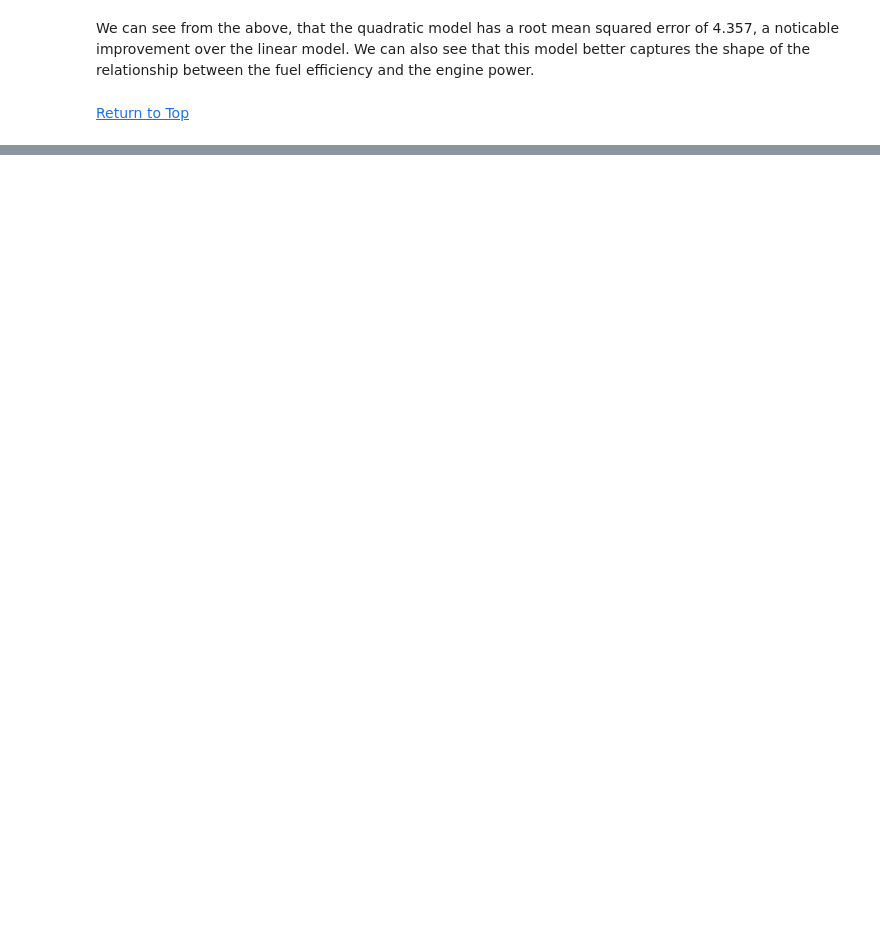
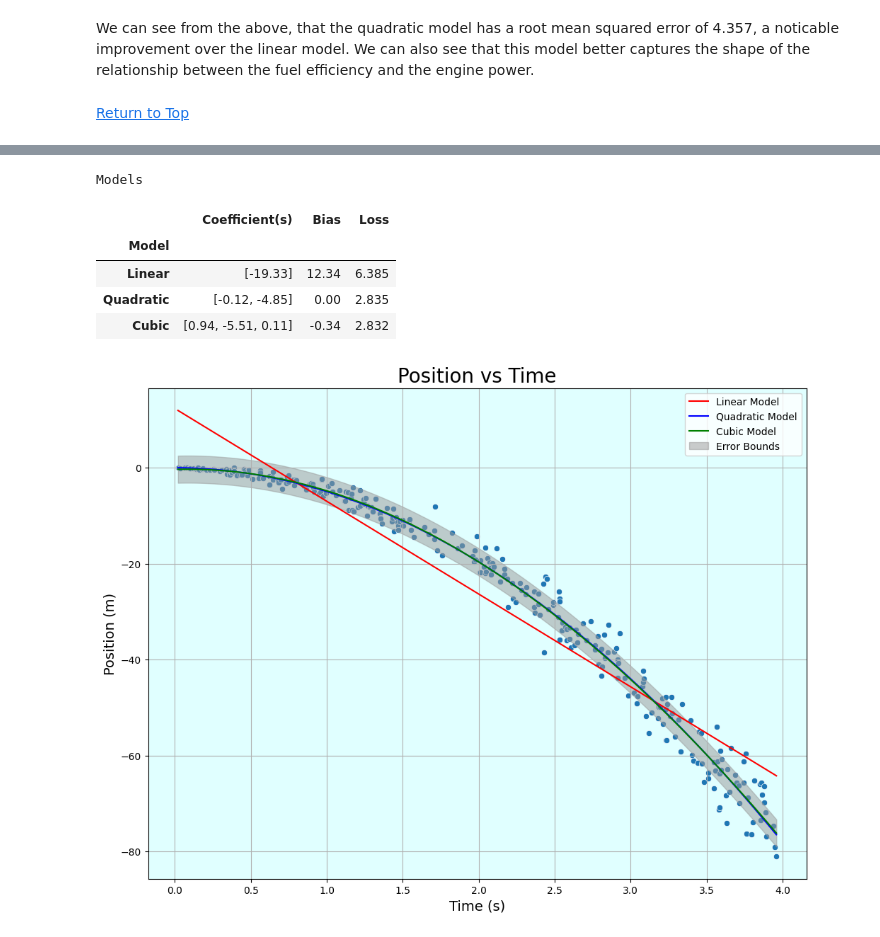
Before and after one commit to dr-bankert-augustana/PHYS_200, a Jupyter notebook: Lessons/Module_2/PHY_200_Lesson_2_3.ipynb, the cells around one changed output, grey strips where cells are left out. Saved outputs shown, nothing was run; the diff lists cells and outputs as text; code cells hidden in the pictures; blank space fills up the shorter version.

```diff
--- a/Lessons/Module_2/PHY_200_Lesson_2_3.ipynb
+++ b/Lessons/Module_2/PHY_200_Lesson_2_3.ipynb
@@ -524,0 +922,80 @@ We can see from the above, that the quadratic model has a root mean squared erro
+# %%
+##=============================================================================================##
+## Set the Model Feature(s) and Target:                                                        ##
+##=============================================================================================##
+
+X = features.copy()
+y = target.copy()
+
+# Add the time squared and time cubed data to the features:
+
+X["Quadratic Time"] = X["Time (s)"] ** 2
+
+X["Cubic"] = X["Time (s)"] ** 3
+
+
+##=============================================================================================##
+## Create the Model and Get the Results and Predictions:                                       ##
+##=============================================================================================##
+
+cubic_results, cubic_predictions = create_model(X, y, "Cubic")
+
+##=============================================================================================##
+## Display The Results:                                                                        ##
+##=============================================================================================##
+
+# Set the model names:
+
+name_list = [linear_results["Name"][0], quadratic_results["Name"][0],
+             cubic_results["Name"][0]]
+
+# Set the coefficient(s) list:
+
+coef_list = [linear_results["Coefs"][0], quadratic_results["Coefs"][0],
+             cubic_results["Coefs"][0]]
+
+# Set the bias list:
+
+bias_list = [linear_results["Bias"][0], quadratic_results["Bias"][0],
+             cubic_results["Bias"][0]]
+
+# Set the loss list:
+
+loss_list = [linear_results["Loss"][0], quadratic_results["Loss"][0],
+             cubic_results["Loss"][0]]
+
+# Display the results:
+
+display_model(name_list, coef_list, bias_list, loss_list, "Models")
+
+##=============================================================================================##
+## Create a Plot of the Data:                                                                  ##
+##=============================================================================================##
+
+# Set the title of the plot:
+
+title = "Position vs Time"
+
+# Set the x-axis and y-axis labels:
+
+x_label = "Time (s)"
+y_label = "Position (m)"
+
+# Create the model, color, and label lists:
+
+model_list = [linear_predictions, quadratic_predictions, cubic_predictions]
+color_list = ["red", "blue", "green"]
+label_list = ["Linear Model", "Quadratic Model", "Cubic Model"]
+
+# Create a scatterplot of the feature data vs the target data:
+
+graph = plot_data(X[x_label], y[y_label], title, [x_label, y_label], model_list, color_list,
+                  label_list, error_display = True, error = loss_list[-1])
+# %% [output]
+Models
+|  | Coefficient(s) | Bias | Loss |
+| Model |  |  |  |
+| Linear | [-19.33] | 12.34 | 6.385 |
+| Quadratic | [-0.12, -4.85] | 0.00 | 2.835 |
+| Cubic | [0.94, -5.51, 0.11] | -0.34 | 2.832 |
+[figure, added]
```
Also changed, not shown: parts of 65 cells of this notebook.
